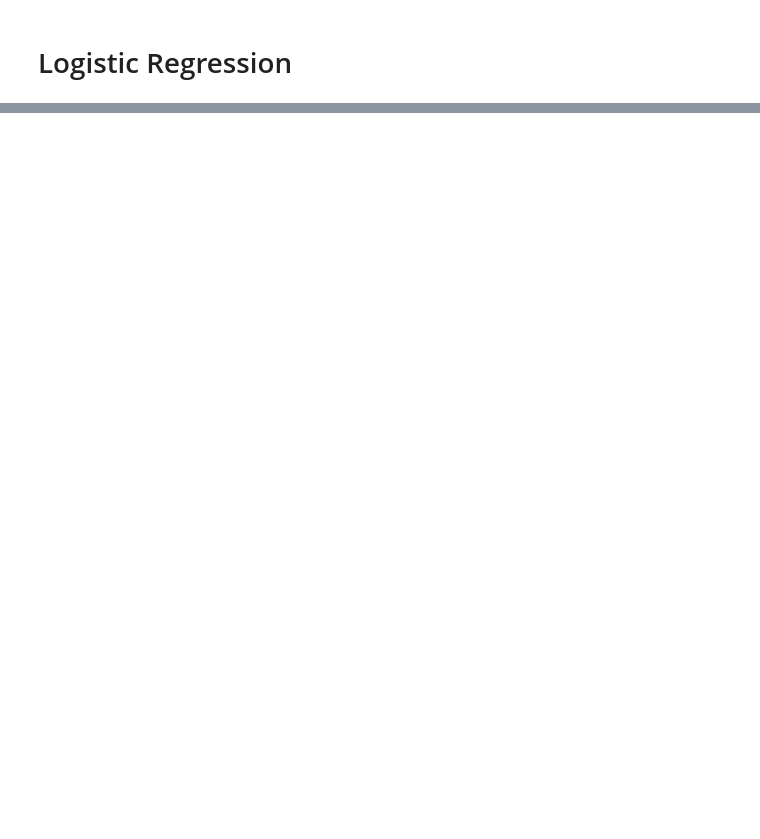
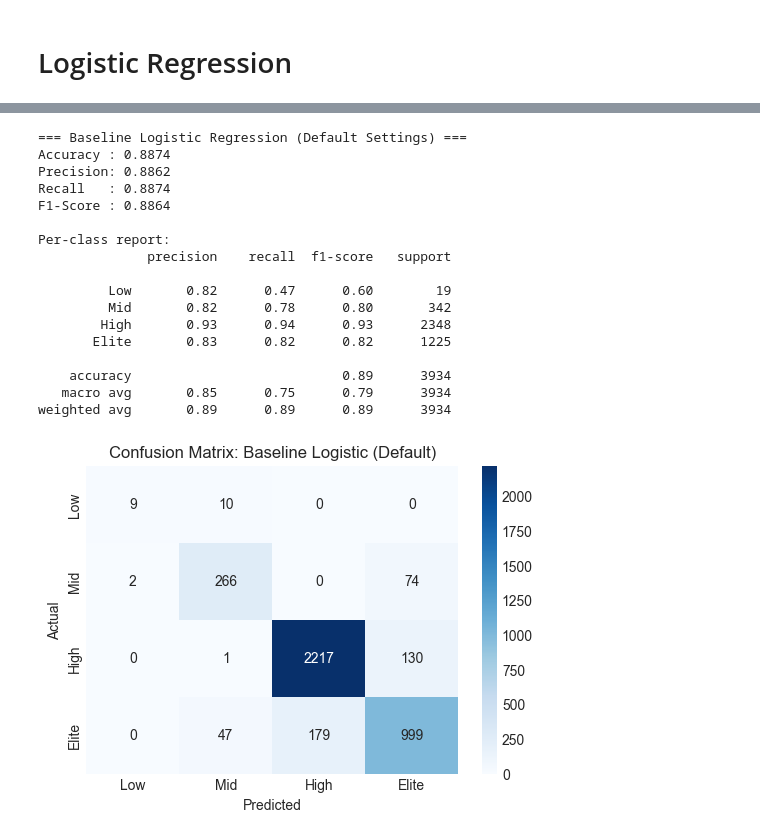
Before and after one commit to youssef28m/fifa-performance-analysis, a Jupyter notebook: main.ipynb, the cells around one changed output, grey strips where cells are left out. Cells and saved outputs as stored; diff of their text form; code cells hidden in the pictures; blank space fills up the shorter version.

```diff
--- a/main.ipynb
+++ b/main.ipynb
@@ -736,0 +966,42 @@ F1-Score:  0.8524
+# %%
+# Task 5 explicit baseline Logistic Regression with default settings
+# (separate from tuned models, to match PDF exactly)
+logreg_default = LogisticRegression()  # default settings
+logreg_default.fit(X_train_clf, y_clf_train)
+default_preds = logreg_default.predict(X_test_clf)
+
+print("=== Baseline Logistic Regression (Default Settings) ===")
+print(f"Accuracy : {accuracy_score(y_clf_test, default_preds):.4f}")
+print(f"Precision: {precision_score(y_clf_test, default_preds, average='weighted', zero_division=0):.4f}")
+print(f"Recall   : {recall_score(y_clf_test, default_preds, average='weighted'):.4f}")
+print(f"F1-Score : {f1_score(y_clf_test, default_preds, average='weighted'):.4f}\n")
+
+print("Per-class report:")
+print(classification_report(y_clf_test, default_preds, target_names=tier_order, zero_division=0))
+
+cm_default = confusion_matrix(y_clf_test, default_preds)
+plt.figure(figsize=(6, 4))
+sns.heatmap(cm_default, annot=True, fmt='d', cmap='Blues', xticklabels=tier_order, yticklabels=tier_order)
+plt.title('Confusion Matrix: Baseline Logistic (Default)')
+plt.ylabel('Actual')
+plt.xlabel('Predicted')
+plt.show()
+# %% [output]
+=== Baseline Logistic Regression (Default Settings) ===
+Accuracy : 0.8874
+Precision: 0.8862
+Recall   : 0.8874
+F1-Score : 0.8864
+
+Per-class report:
+              precision    recall  f1-score   support
+
+         Low       0.82      0.47      0.60        19
+         Mid       0.82      0.78      0.80       342
+        High       0.93      0.94      0.93      2348
+       Elite       0.83      0.82      0.82      1225
+
+    accuracy                           0.89      3934
+   macro avg       0.85      0.75      0.79      3934
+weighted avg       0.89      0.89      0.89      3934
+[figure, added]
```
Also changed, not shown: parts of 15 cells of this notebook.
